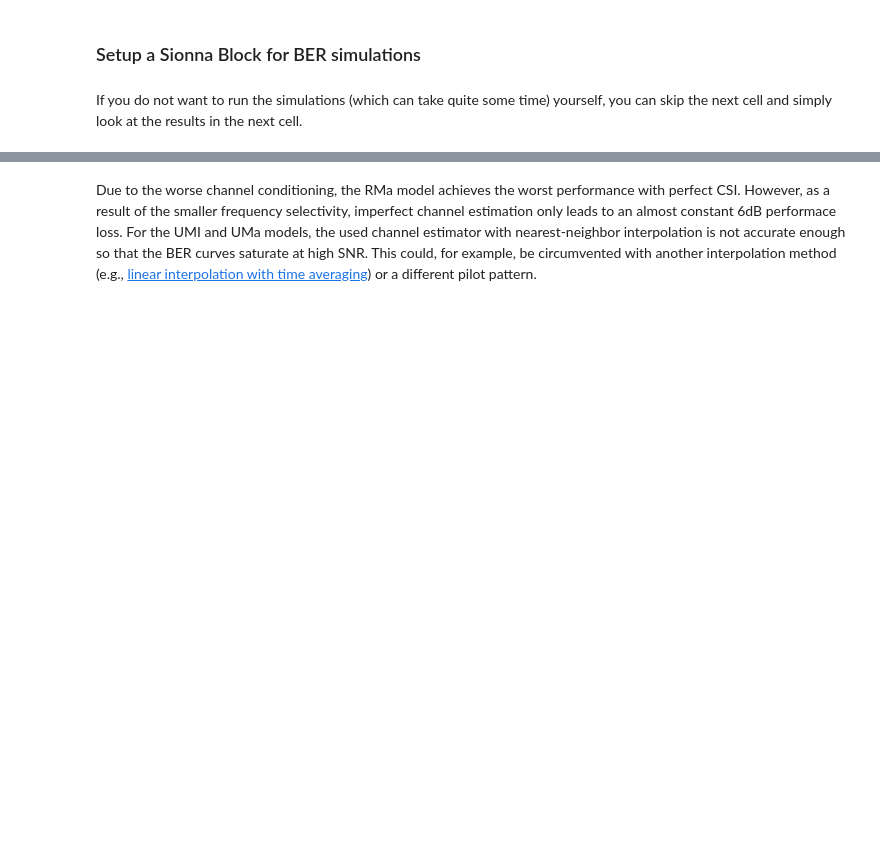
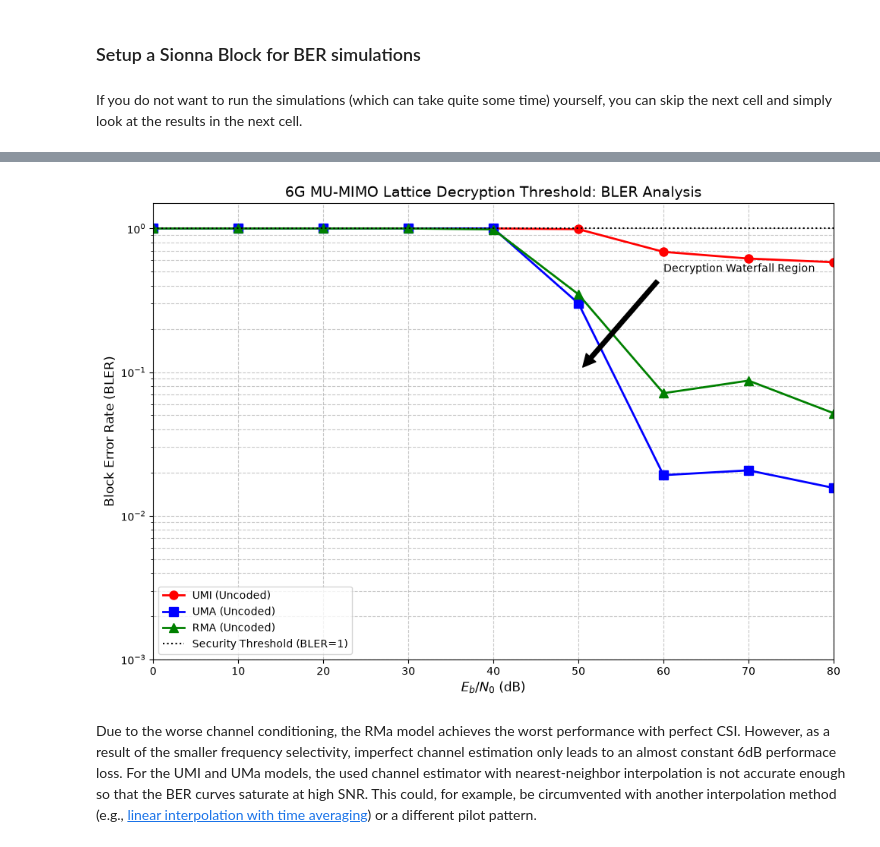
Before and after one commit to DanielGrahamB/pqc-research, a Jupyter notebook: PQC_MIMO_Simulations.ipynb, the cells around one changed output, grey strips where cells are left out. Saved outputs shown, nothing was run; the diff lists cells and outputs as text; code cells hidden in the pictures; blank space fills up the shorter version.

```diff
--- a/PQC_MIMO_Simulations.ipynb
+++ b/PQC_MIMO_Simulations.ipynb
@@ -494,10 +497,11 @@ class Model(Block):
 # %% [markdown]
 If you do not want to run the simulations (which can take quite some time) yourself, you can skip the next cell and simply look at the results in the next cell.
 # %%
+# Full scenario simulation: UMi, UMa, RMa (0-80 dB)
 SIMS = {
-    "ebno_db" : list(np.arange(-5, 17, 2.0)),
+    "ebno_db" : list(np.arange(0, 81, 10.0)),
     "scenario" : ["umi", "uma", "rma"],
-    "perfect_csi" : [True, False],
+    "perfect_csi" : [True],
     "ber" : [],
     "bler" : [],
     "duration" : None,
@@ -508,19 +512,17 @@ start = time.time()
 
 for scenario in SIMS["scenario"]:
     for perfect_csi in SIMS["perfect_csi"]:
-
-        model = Model(scenario=scenario,
-                      perfect_csi=perfect_csi)
+        print(f"Simulating scenario: {scenario}...")
+        model = Model(scenario=scenario, perfect_csi=perfect_csi)
         if torch.cuda.is_available():
             model.cuda()
-
         model._channel_model.allocate_topology_tensors(batch_size=SIMS["batch_size"], num_bs=1, num_ut=model._num_ut)
 
         ber, bler = sim_ber(model,
                             SIMS["ebno_db"],
                             batch_size=SIMS["batch_size"],
-                            max_mc_iter=100,
-                            num_target_block_errors=100,
+                            max_mc_iter=50,
+                            num_target_block_errors=50,
                             target_bler=1e-3,
                             compile_mode=None
                             )
@@ -528,5 +530,6 @@ for scenario in SIMS["scenario"]:
         SIMS["ber"].append(list(ber.cpu().numpy()))
         SIMS["bler"].append(list(bler.cpu().numpy()))
 
-SIMS["duration" ] = time.time() - start
+SIMS["duration"] = time.time() - start
+print(f"Total simulation time: {SIMS['duration']:.2f} seconds")
 # %% [output]
@@ -584,2 +553,34 @@ plt.title("Multiuser 4x8 MIMO Uplink over Different 3GPP 38.901 Models");
+# %%
+# 6G BLER Analysis: Waterfall behavior across scenarios
+plt.figure(figsize=(10, 7))
+
+colors = {'umi': 'r', 'uma': 'b', 'rma': 'g'}
+markers = {'umi': 'o', 'uma': 's', 'rma': '^'}
+
+for i, scenario in enumerate(SIMS["scenario"]):
+    # Plot BLER as the primary metric for 6G security validation
+    plt.semilogy(SIMS["ebno_db"], SIMS["bler"][i],
+                 color=colors[scenario], marker=markers[scenario],
+                 markersize=8, linewidth=2,
+                 linestyle='-', label=f"{scenario.upper()} (Uncoded)")
+
+plt.xlabel(r"$E_b/N_0$ (dB)", fontsize=12)
+plt.ylabel("Block Error Rate (BLER)", fontsize=12)
+plt.title("6G MU-MIMO Lattice Decryption Threshold: BLER Analysis", fontsize=14)
+plt.grid(True, which="both", linestyle='--', alpha=0.7)
+plt.axhline(y=1.0, color='k', linestyle=':', label='Security Threshold (BLER=1)')
+plt.legend(loc='lower left', fontsize=10)
+plt.ylim([1e-3, 1.5])
+plt.xlim([0, 80])
+
+# Adding annotations for the decryption 'waterfall' region
+plt.annotate('Decryption Waterfall Region',
+             xy=(50, 0.1), xytext=(60, 0.5),
+             arrowprops=dict(facecolor='black', shrink=0.05))
+
+plt.tight_layout()
+plt.show()
+# %% [output]
+[figure, added]
 # %% [markdown]
 Due to the worse channel conditioning, the RMa model achieves the worst performance with perfect CSI. However, as a result of the smaller frequency selectivity, imperfect channel estimation only leads to an almost constant 6dB performace loss. For the UMI and UMa models, the used channel estimator with nearest-neighbor interpolation is not accurate enough so that the BER curves saturate at high SNR. This could, for example, be circumvented with another interpolation method (e.g., [linear interpolation with time averaging](https://nvlabs.github.io/sionna/phy/api/ofdm/sionna.phy.ofdm.LinearInterpolator.html)) or a different pilot pattern.
```
Also changed, not shown: parts of 3 cells of this notebook.
